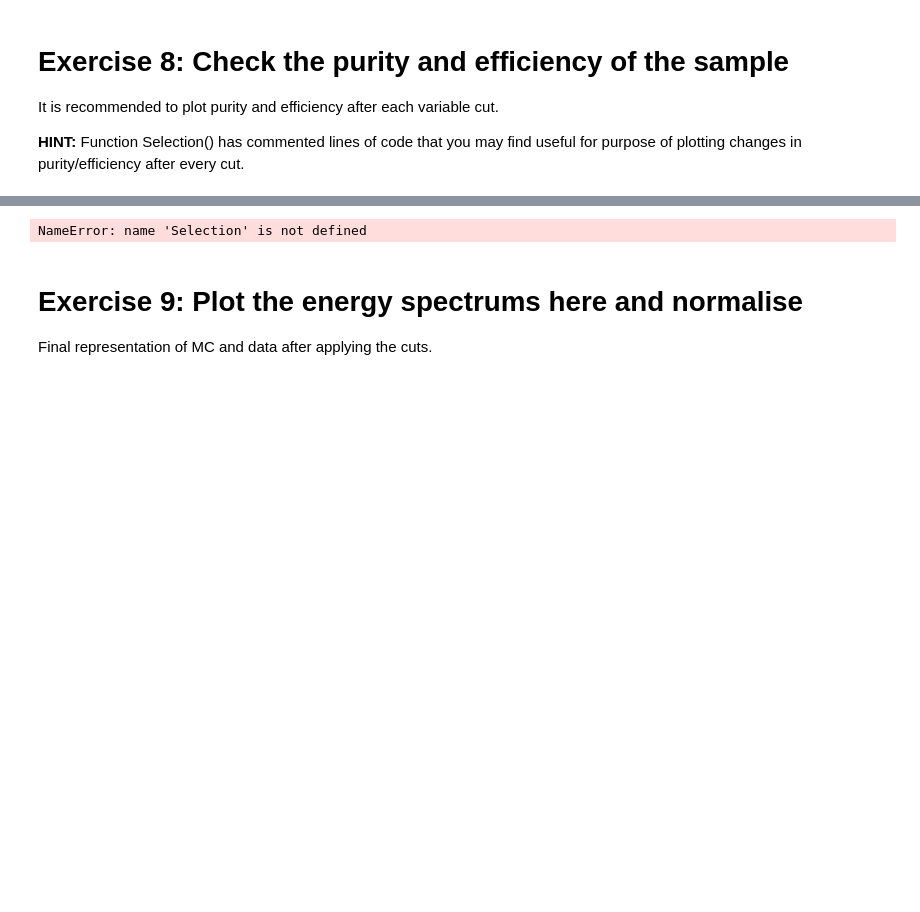
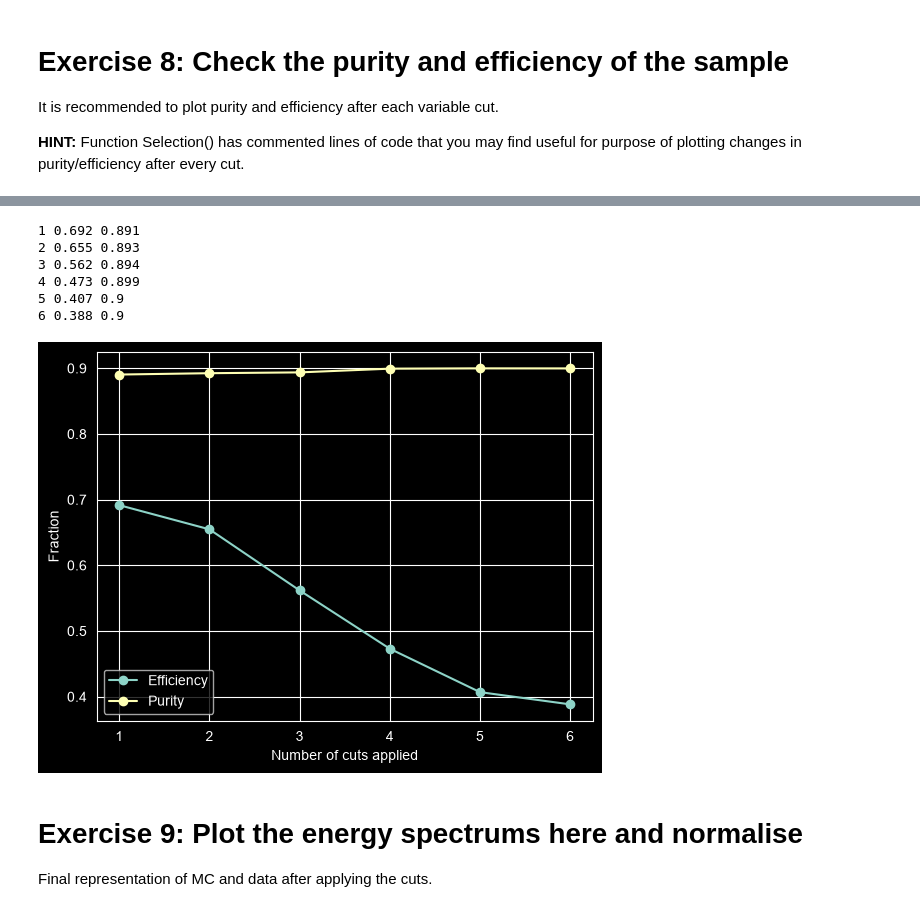
Before and after one commit to harrisonunwin/MicroBooNE_Lab, a Jupyter notebook: MainAnalysis_template.ipynb, the cells around one changed output, grey strips where cells are left out. Drawn from its saved outputs; the diff is of its cells as text; code cells hidden in the pictures; blank space fills up the shorter version.

```diff
--- a/MainAnalysis_template.ipynb
+++ b/MainAnalysis_template.ipynb
@@ -476,12 +473,71 @@ It is recommended to plot purity and efficiency after each variable cut.
 # %%
-for var in features;
 
-    sig_before = MC_before[MC_before["category"] == 21]
-    sig_after = MC_after[MC_after["category"] == 21]
+SIG = 21
 
-    W
+# Cut variables, all from MC_before
+trk_start_x_v  = MC_before['trk_sce_start_x_v']     # cm
+trk_start_y_v  = MC_before['trk_sce_start_y_v']     # cm
+trk_start_z_v  = MC_before['trk_sce_start_z_v']     # cm
+trk_end_x_v    = MC_before['trk_sce_end_x_v']       # cm
+trk_end_y_v    = MC_before['trk_sce_end_y_v']       # cm
+trk_end_z_v    = MC_before['trk_sce_end_z_v']       # cm
+reco_x         = MC_before['reco_nu_vtx_sce_x']     # cm
+reco_y         = MC_before['reco_nu_vtx_sce_y']     # cm
+reco_z         = MC_before['reco_nu_vtx_sce_z']     # cm
+topological    = MC_before['topological_score']     # N/A
+trk_score_v    = MC_before['trk_score_v']           # N/A
+trk_dis_v      = MC_before['trk_distance_v']        # cm
+trk_len_v      = MC_before['trk_len_v']             # cm
+trk_energy_tot = MC_before['trk_energy_tot']        # GeV
+
+# One separate mask per cut, in the order they'll be applied
+cuts = [
+    (topological > 0.5),
+    (trk_len_v > 10) & (trk_len_v < 1000),          # 2
+    (trk_dis_v > 0.2),                              # 3
+    (trk_end_z_v > 250) & (trk_end_z_v < 1000),     # 4
+    (trk_end_y_v > -100) & (trk_end_y_v < 90),      # 5
+    (trk_end_x_v > 10) & (trk_end_x_v < 250),       # 6
+]
+
+is_signal = (MC_before["category"] == SIG)
+n_sig_total = is_signal.sum()
+
+# Boolean array, one entry per event, all True to start (no cuts applied yet).
+# Each cut then switches events to False, and they stay False, so cuts accumulate.
+events_passing = np.ones(len(MC_before), dtype=bool)
+efficiency, purity = [], []
+
+for i, mask in enumerate(cuts, start=1):
+    events_passing = events_passing & mask.to_numpy()   # cumulative
+
+    sig_after = (events_passing & is_signal.to_numpy()).sum()
+    total_after = events_passing.sum()
+
+    eff = sig_after / n_sig_total
+    pur = sig_after / total_after
+
+    efficiency.append(eff)
+    purity.append(pur)
+
+    print(i, round(eff, 3), round(pur, 3))
+
+# Plot
+x = range(1, len(cuts) + 1)
+plt.plot(x, efficiency, "o-", label="Efficiency")
+plt.plot(x, purity, "o-", label="Purity")
+plt.xlabel("Number of cuts applied")
+plt.ylabel("Fraction")
+plt.legend()
+plt.show()
 # %% [output]
-NameError: name 'Selection' is not defined
+1 0.692 0.891
+2 0.655 0.893
+3 0.562 0.894
+4 0.473 0.899
+5 0.407 0.9
+6 0.388 0.9
+[figure, added]
 # %% [markdown]
 # Exercise 9: Plot the energy spectrums here and normalise
 
```
Also changed, not shown: parts of 18 cells of this notebook.
